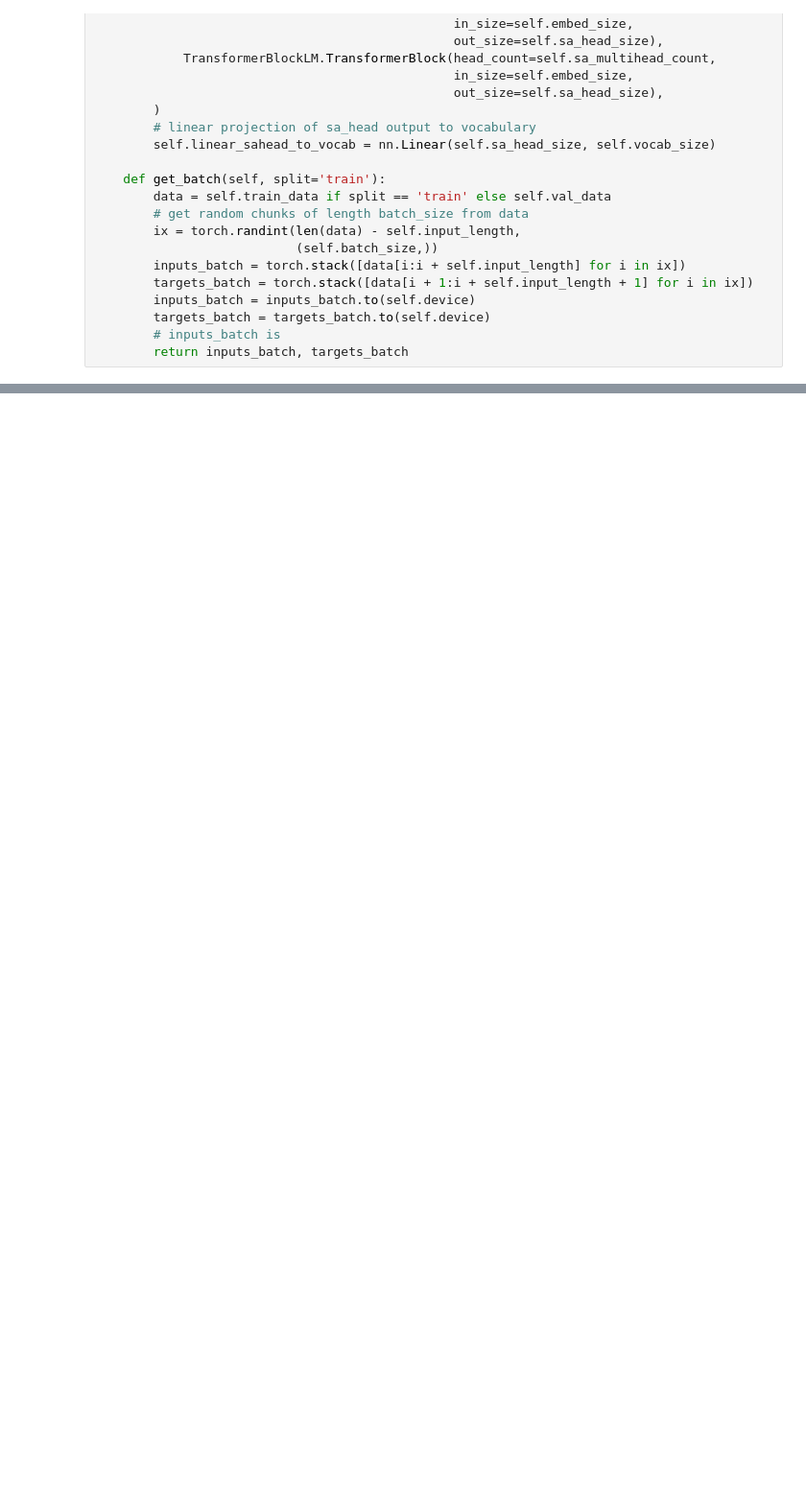
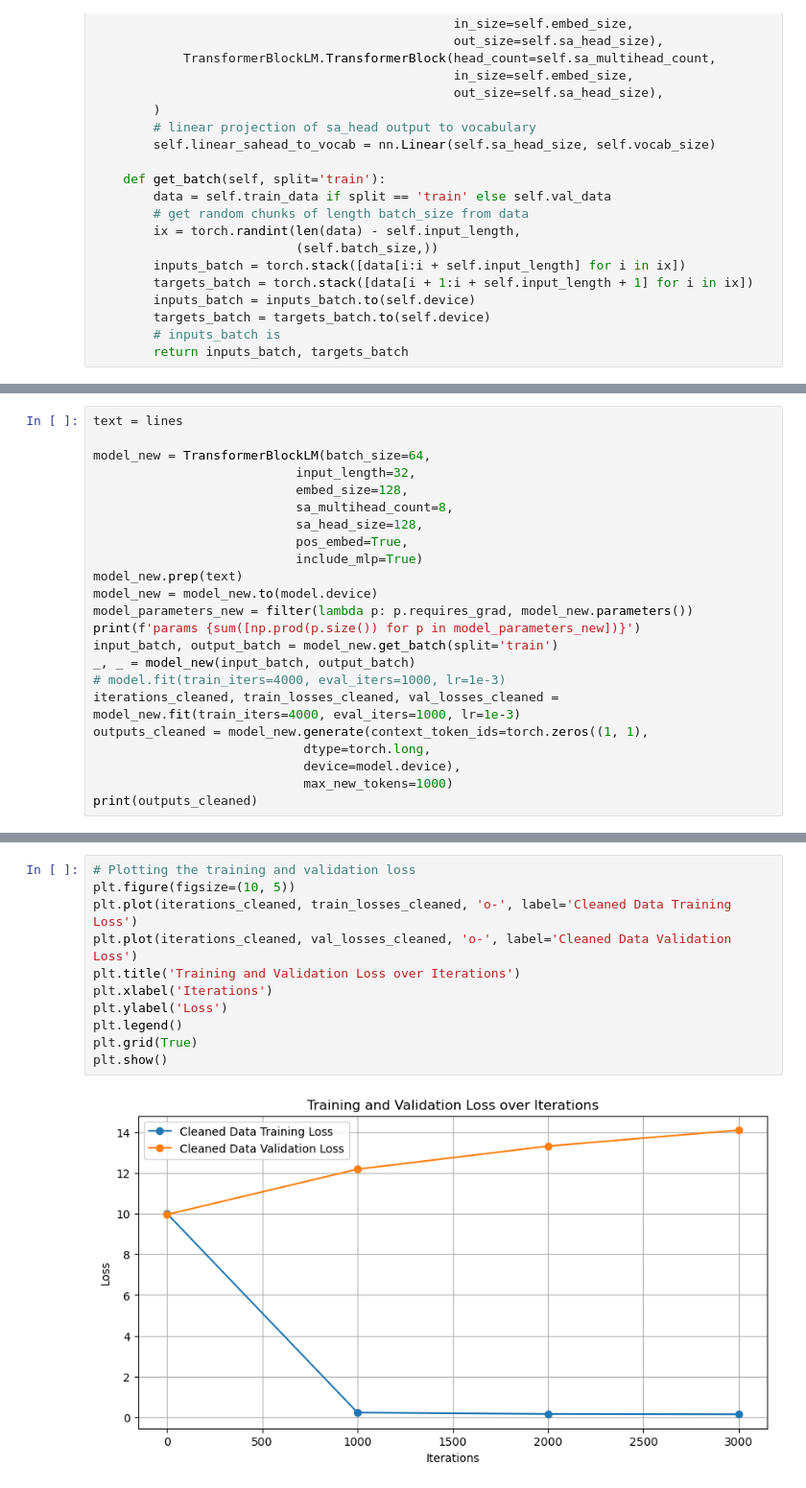
Before and after one commit to AndyFCui/NaturalLanguageProcessing_Intro, a Jupyter notebook: as4/CS6120_NLP_Assignment_4.ipynb, the cells around one changed output, grey strips where cells are left out. Shown at 96% size. Cells and saved outputs as stored; diff of their text form; blank space fills up the shorter version.

```diff
--- a/as4/CS6120_NLP_Assignment_4.ipynb
+++ b/as4/CS6120_NLP_Assignment_4.ipynb
@@ -702,0 +780,23 @@ print(outputs)
+# %%
+text = lines
+
+model_new = TransformerBlockLM(batch_size=64,
+                           input_length=32,
+                           embed_size=128,
+                           sa_multihead_count=8,
+                           sa_head_size=128,
+                           pos_embed=True,
+                           include_mlp=True)
+model_new.prep(text)
+model_new = model_new.to(model.device)
+model_parameters_new = filter(lambda p: p.requires_grad, model_new.parameters())
+print(f'params {sum([np.prod(p.size()) for p in model_parameters_new])}')
+input_batch, output_batch = model_new.get_batch(split='train')
+_, _ = model_new(input_batch, output_batch)
+# model.fit(train_iters=4000, eval_iters=1000, lr=1e-3)
+iterations_cleaned, train_losses_cleaned, val_losses_cleaned = model_new.fit(train_iters=4000, eval_iters=1000, lr=1e-3)
+outputs_cleaned = model_new.generate(context_token_ids=torch.zeros((1, 1),
+                            dtype=torch.long,
+                            device=model.device),
+                            max_new_tokens=1000)
+print(outputs_cleaned)
@@ -702,0 +810,13 @@ print(outputs)
+# %%
+# Plotting the training and validation loss
+plt.figure(figsize=(10, 5))
+plt.plot(iterations_cleaned, train_losses_cleaned, 'o-', label='Cleaned Data Training Loss')
+plt.plot(iterations_cleaned, val_losses_cleaned, 'o-', label='Cleaned Data Validation Loss')
+plt.title('Training and Validation Loss over Iterations')
+plt.xlabel('Iterations')
+plt.ylabel('Loss')
+plt.legend()
+plt.grid(True)
+plt.show()
+# %% [output]
+[figure, added]
```
Also changed, not shown: parts of 20 cells of this notebook, 1 other file.
